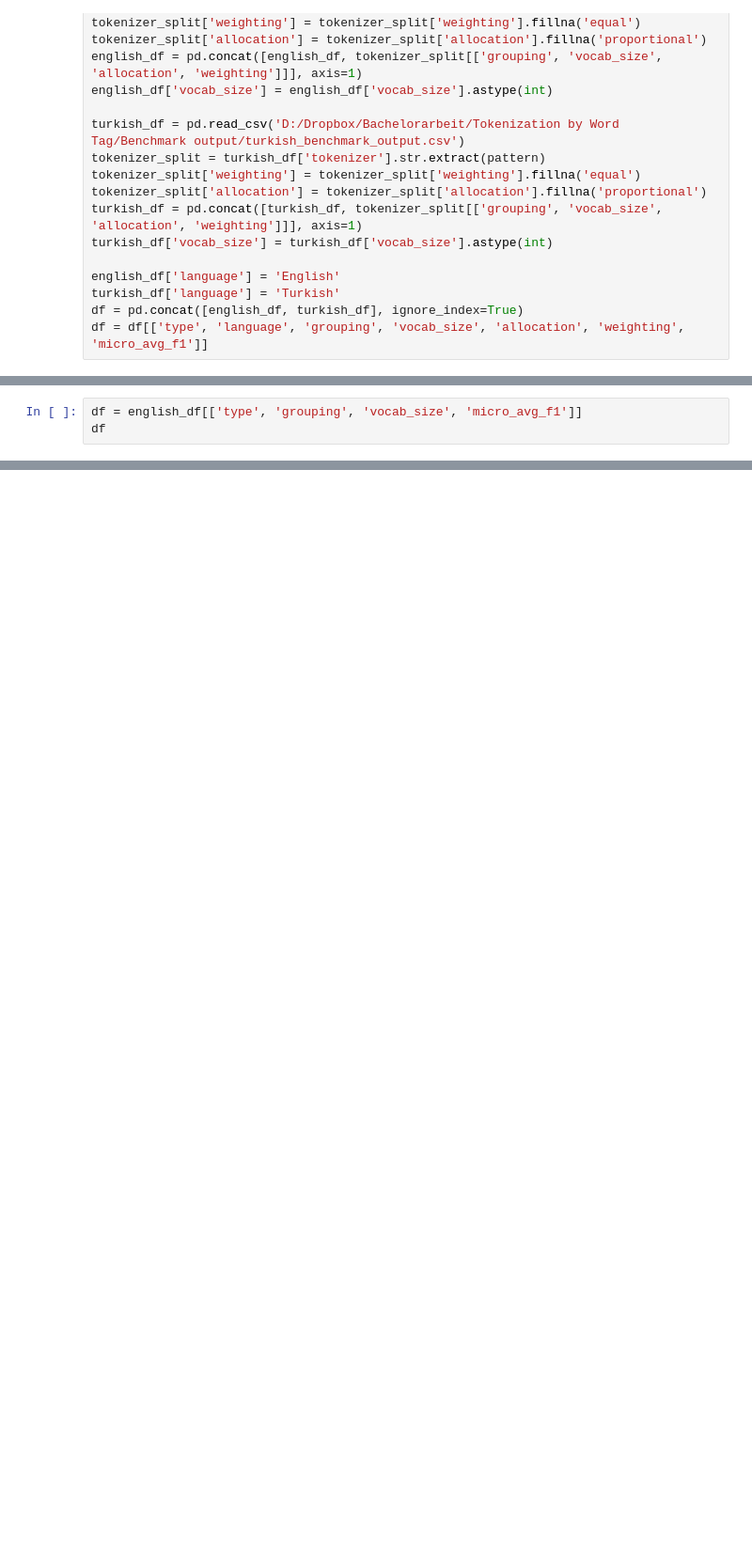
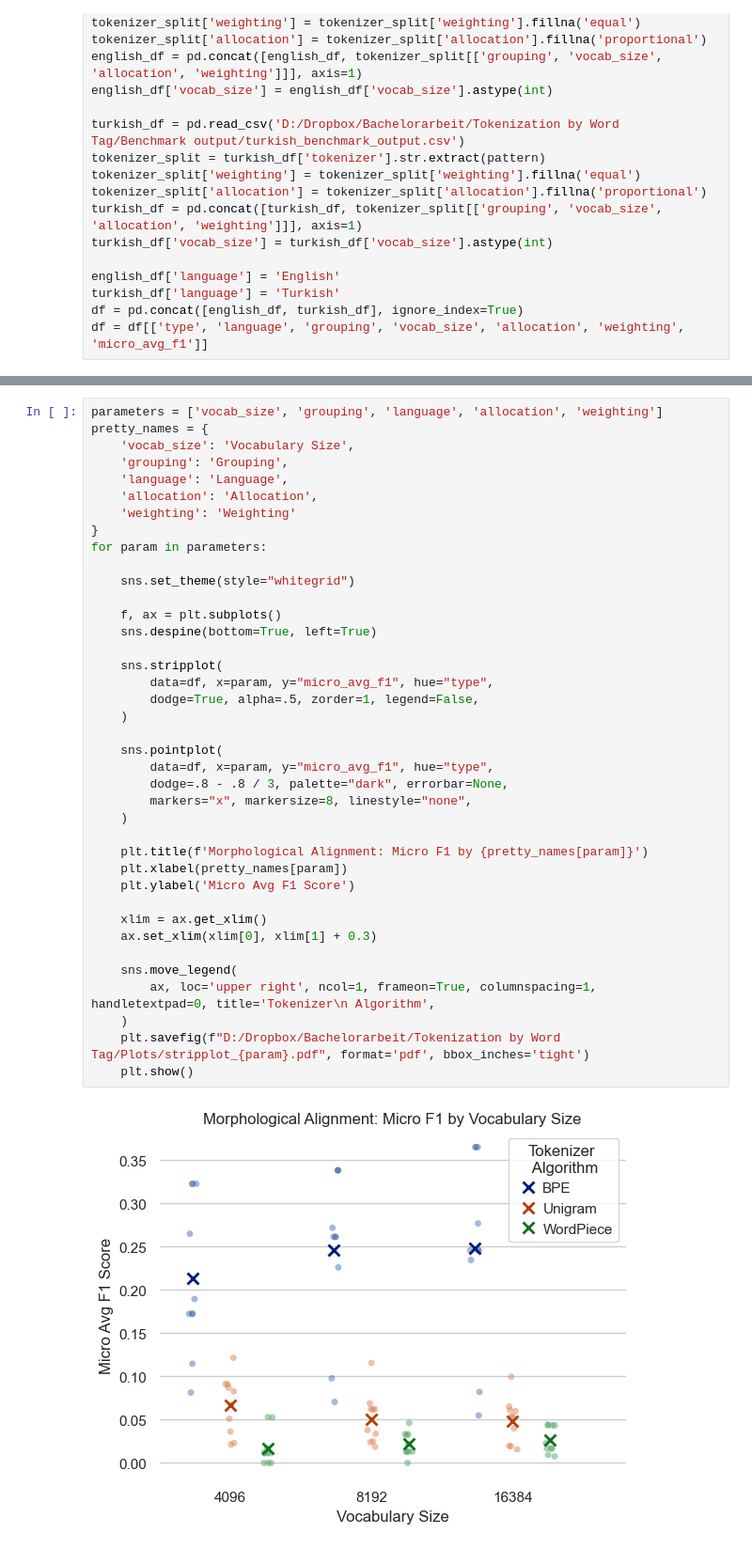
Before and after one commit to Lukas-Brockmann/Tokenization-by-Word-Tag, a Jupyter notebook: Analysis.ipynb, the cells around one changed output, grey strips where cells are left out. Shown at 94% size. Saved outputs shown, nothing was run; the diff lists cells and outputs as text; blank space fills up the shorter version.

```diff
--- a/Analysis.ipynb
+++ b/Analysis.ipynb
@@ -235,3 +206,0 @@ for comp in comparisons:
-# %%
-df = english_df[['type', 'grouping', 'vocab_size', 'micro_avg_f1']]
-df
@@ -303,0 +355,41 @@ plt.show()
+# %%
+parameters = ['vocab_size', 'grouping', 'language', 'allocation', 'weighting']
+pretty_names = {
+    'vocab_size': 'Vocabulary Size',
+    'grouping': 'Grouping',
+    'language': 'Language',
+    'allocation': 'Allocation',
+    'weighting': 'Weighting'
+}
+for param in parameters:
+
+    sns.set_theme(style="whitegrid")
+
+    f, ax = plt.subplots()
+    sns.despine(bottom=True, left=True)
+
+    sns.stripplot(
+        data=df, x=param, y="micro_avg_f1", hue="type",
+        dodge=True, alpha=.5, zorder=1, legend=False,
+    )
+
+    sns.pointplot(
+        data=df, x=param, y="micro_avg_f1", hue="type",
+        dodge=.8 - .8 / 3, palette="dark", errorbar=None,
+        markers="x", markersize=8, linestyle="none",
+    )
+
+    plt.title(f'Morphological Alignment: Micro F1 by {pretty_names[param]}')
+    plt.xlabel(pretty_names[param])
+    plt.ylabel('Micro Avg F1 Score')
+
+    xlim = ax.get_xlim()
+    ax.set_xlim(xlim[0], xlim[1] + 0.3)
+
+    sns.move_legend(
+        ax, loc='upper right', ncol=1, frameon=True, columnspacing=1, handletextpad=0, title='Tokenizer\n Algorithm',
+    )
+    plt.savefig(f"D:/Dropbox/Bachelorarbeit/Tokenization by Word Tag/Plots/stripplot_{param}.pdf", format='pdf', bbox_inches='tight')
+    plt.show()
+# %% [output]
+[figure, added]
```
Also changed, not shown: parts of 11 cells of this notebook, 12 other files.
